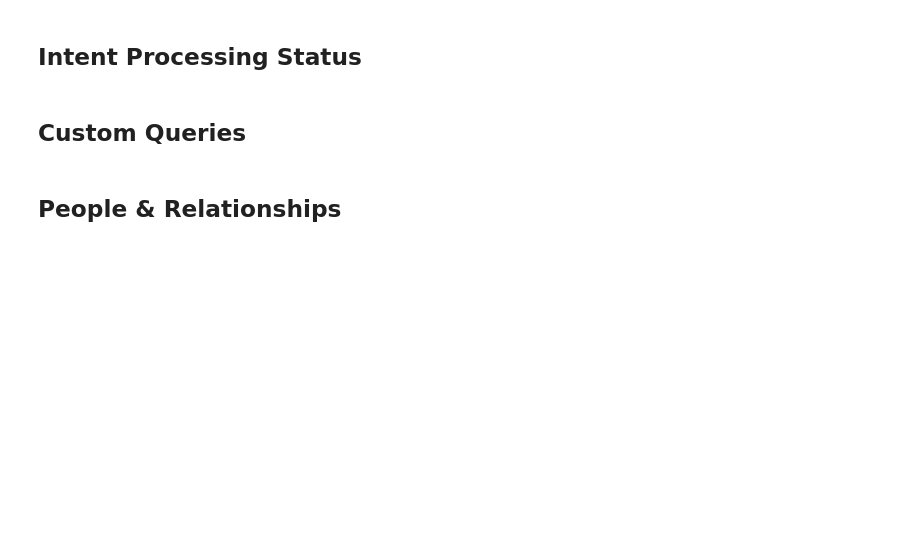
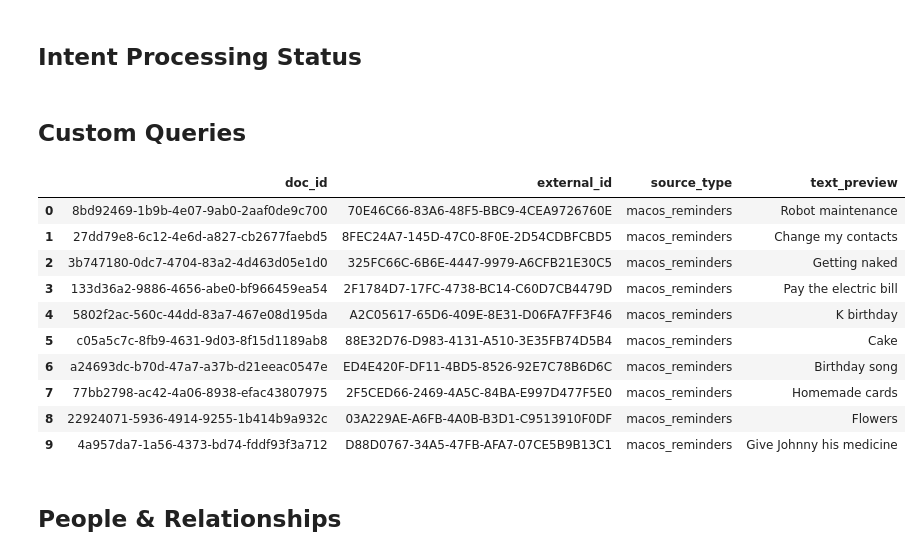
Before and after one commit to ChrisPatten/haven, a Jupyter notebook: notebooks/postgres_query_playground.ipynb, the cells around one changed output. Drawn from its saved outputs; the diff is of its cells as text; code cells hidden in the pictures; blank space fills up the shorter version.

```diff
--- a/notebooks/postgres_query_playground.ipynb
+++ b/notebooks/postgres_query_playground.ipynb
@@ -171,6 +272,6 @@ display(docs_with_intents)
 # %%
 # Find a specific document by external_id
-external_id = "your-external-id-here"  # Change this
+external_id = "325FC66C-6B6E-4447-9979-A6CFB21E30C5"  # Change this
 
 doc = query_one("""
     SELECT *
@@ -185,5 +286,6 @@ if doc:
     print(f"Found document: {doc['doc_id']}")
     print(f"Text: {doc['text'][:200]}...")
     print(f"Intent: {json.dumps(doc.get('intent'), indent=2) if doc.get('intent') else None}")
+    print(json_dumps_record(doc, indent=2))
 else:
     print(f"No document found with external_id: {external_id}")
@@ -325,17 +445,31 @@ display(failed_intents)
 # %%
 # Write your own SQL query here
 custom_sql = """
     SELECT
         doc_id,
+        external_id,
         source_type,
         LEFT(text, 200) as text_preview
     FROM documents
     WHERE is_active_version = true
+        AND source_type = 'macos_reminders'
     LIMIT 10
 """
 
 results = query_df(custom_sql)
 display(results)
+# %% [output]
+|  | doc_id | external_id | source_type | text_preview |
+| 0 | 8bd92469-1b9b-4e07-9ab0-2aaf0de9c700 | 70E46C66-83A6-48F5-BBC9-4CEA9726760E | macos_reminders | Robot maintenance |
+| 1 | 27dd79e8-6c12-4e6d-a827-cb2677faebd5 | 8FEC24A7-145D-47C0-8F0E-2D54CDBFCBD5 | macos_reminders | Change my contacts |
+| 2 | 3b747180-0dc7-4704-83a2-4d463d05e1d0 | 325FC66C-6B6E-4447-9979-A6CFB21E30C5 | macos_reminders | Getting naked |
+| 3 | 133d36a2-9886-4656-abe0-bf966459ea54 | 2F1784D7-17FC-4738-BC14-C60D7CB4479D | macos_reminders | Pay the electric bill |
+| 4 | 5802f2ac-560c-44dd-83a7-467e08d195da | A2C05617-65D6-409E-8E31-D06FA7FF3F46 | macos_reminders | K birthday |
+| 5 | c05a5c7c-8fb9-4631-9d03-8f15d1189ab8 | 88E32D76-D983-4131-A510-3E35FB74D5B4 | macos_reminders | Cake |
+| 6 | a24693dc-b70d-47a7-a37b-d21eeac0547e | ED4E420F-DF11-4BD5-8526-92E7C78B6D6C | macos_reminders | Birthday song |
+| 7 | 77bb2798-ac42-4a06-8938-efac43807975 | 2F5CED66-2469-4A5C-84BA-E997D477F5E0 | macos_reminders | Homemade cards |
+| 8 | 22924071-5936-4914-9255-1b414b9a932c | 03A229AE-A6FB-4A0B-B3D1-C9513910F0DF | macos_reminders | Flowers |
+| 9 | 4a957da7-1a56-4373-bd74-fddf93f3a712 | D88D0767-34A5-47FB-AFA7-07CE5B9B13C1 | macos_reminders | Give Johnny his medicine |
 # %%
 # Example: Find documents with specific text pattern
 search_text = "%eggs%"  # SQL LIKE pattern
```
Also changed, not shown: parts of 7 cells of this notebook, 49 other files.
